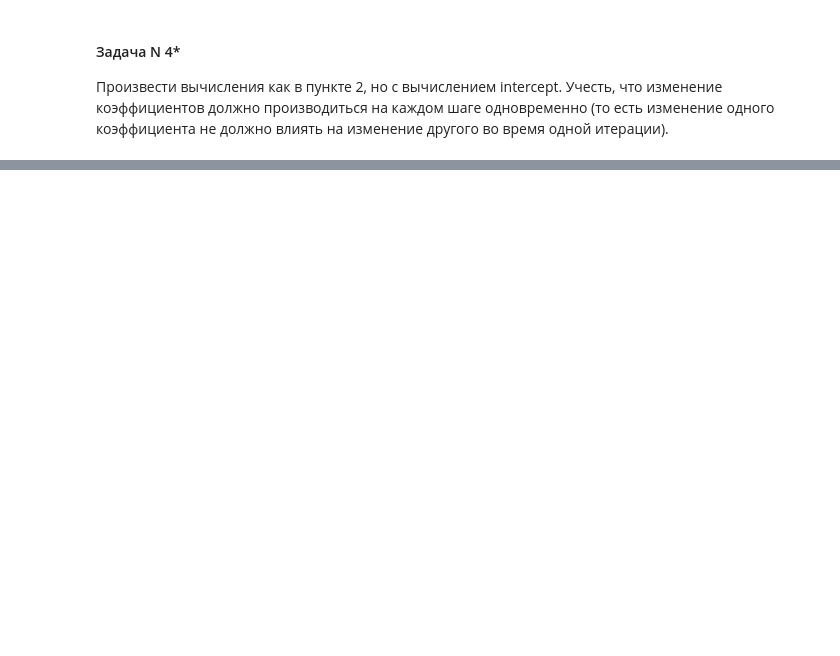
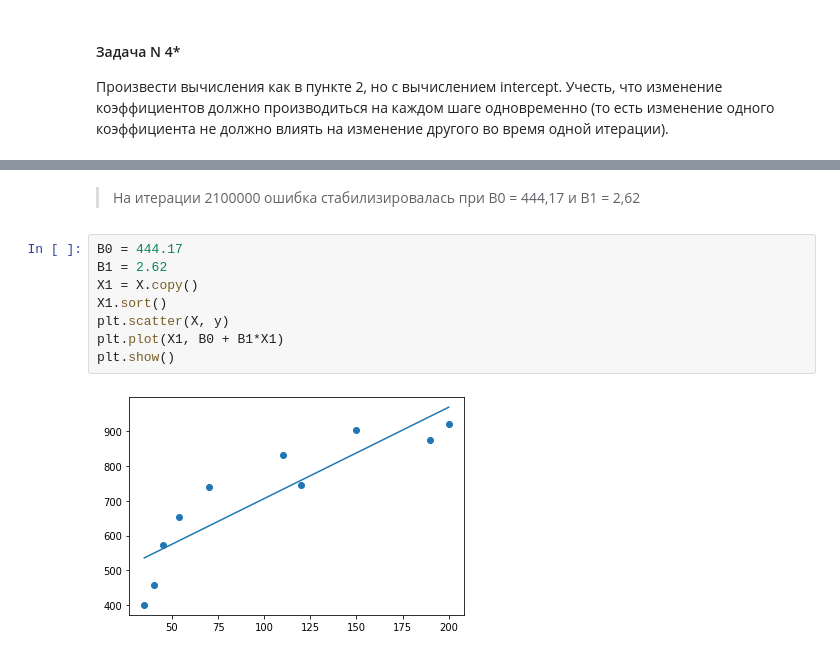
Before and after one commit to alex-chin/gb_prob_stat, a Jupyter notebook: homeworks/home07/home07.ipynb, the cells around one changed output, grey strips where cells are left out. Saved outputs shown, nothing was run; the diff lists cells and outputs as text; blank space fills up the shorter version.

```diff
--- a/homeworks/home07/home07.ipynb
+++ b/homeworks/home07/home07.ipynb
@@ -149,0 +205,12 @@ B1=5.8898204200989595 mse=56516.85841571941
+# %% [markdown]
+> На итерации 2100000 ошибка стабилизировалась при B0 = 444,17 и B1 = 2,62
+# %%
+B0 = 444.17
+B1 = 2.62
+X1 = X.copy()
+X1.sort()
+plt.scatter(X, y)
+plt.plot(X1, B0 + B1*X1)
+plt.show()
+# %% [output]
+[figure, added]
```
Also changed, not shown: parts of 13 cells of this notebook.
